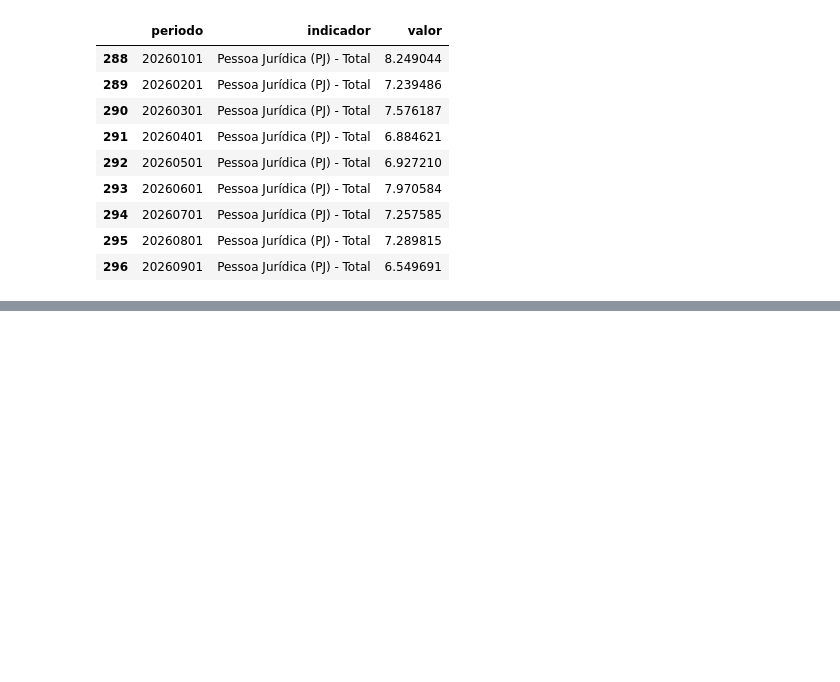
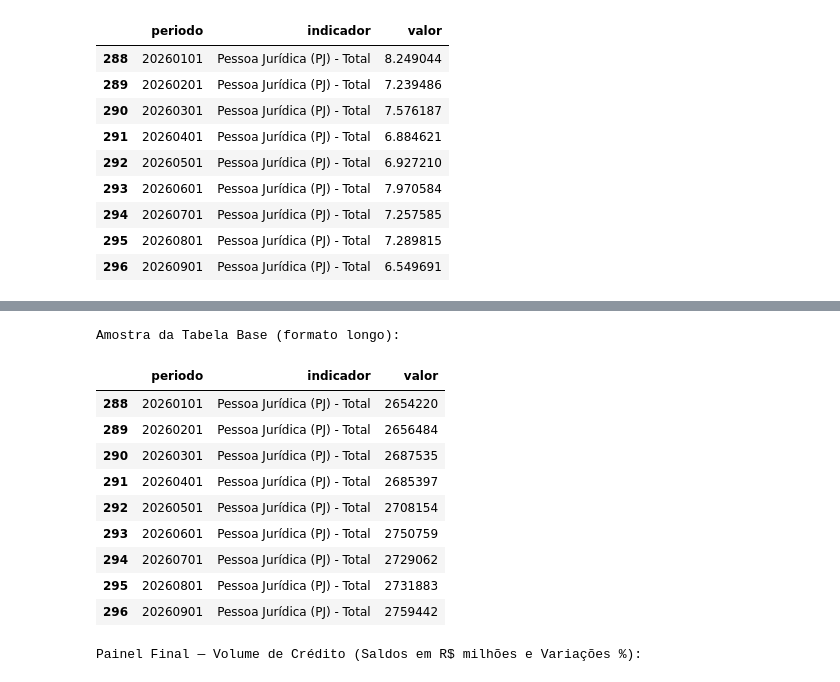
Before and after one commit to rodrigoesborges/conju-python, a Jupyter notebook: GRUPO_4_(Política_Monetária)_VOLUME_DE_CRÉDITO.ipynb, the cells around one changed output, grey strips where cells are left out. Saved outputs shown, nothing was run; the diff lists cells and outputs as text; code cells hidden in the pictures; blank space fills up the shorter version.

```diff
--- a/GRUPO_4_(Política_Monetária)_VOLUME_DE_CRÉDITO.ipynb
+++ b/GRUPO_4_(Política_Monetária)_VOLUME_DE_CRÉDITO.ipynb
@@ -1,6 +1,2 @@
 # %% [markdown]
 <a href="https://colab.research.google.com/github/rodrigoesborges/conju-python/blob/main/GRUPO_4_(Pol%C3%ADtica_Monet%C3%A1ria)_VOLUME_DE_CR%C3%89DITO.ipynb" target="_parent"><img src="https://colab.research.google.com/assets/colab-badge.svg" alt="Open In Colab"/></a>
-# %%
-import pandas as pd
-df = pd.read_csv("ipca_2024.csv")
-print(df)
@@ -9,9 +2,0 @@ FileNotFoundError: [Errno 2] No such file or directory: 'ipca_2024.csv'
-# %%
-import pandas as pd
-df = pd.read_csv("ipca_2024.csv",sep= ",",decimal=".")
-print(df)
-
-df["mes"] = pd.to.datertime(df["mes"])
-print(df)
-
-print(df["ipca "].mean())
@@ -262,0 +246,11 @@ display(painel_final)
+# %%
+SERIES_CREDITO = {
+    'Crédito Total': 20539,
+    'Pessoa Jurídica (PJ) - Total': 20540,
+    'PJ - Recursos Livres': 20543,
+    'PJ - Recursos Direcionados': 20594,
+    'Pessoa Física (PF) - Total': 20541,
+    'PF - Recursos Livres': 20570,
+    'PF - Recursos Direcionados': 20606,
+    'PF - Crédito Rural': 20607,
+    'PF - Financiamento Imobiliário': 20610}
@@ -262,0 +342,29 @@ display(painel_final)
+# %%
+# Execução completa utilizando as funções criadas
+tabela_base = extrair_tabela_base_estoque(SERIES_CREDITO, data_inicio='2024-01-01')
+tab_var_ano, tab_var_12m = calcular_variacoes_estoque(tabela_base)
+painel_final = montar_painel_final(
+    tabela_base=tabela_base,
+    tab_var_ano=tab_var_ano,
+    tab_var_12m=tab_var_12m,
+    ordem_indicadores=list(SERIES_CREDITO.keys())
+)
+
+print("Amostra da Tabela Base (formato longo):")
+display(tabela_base[['periodo', 'indicador', 'valor']].tail(9))
+
+print("\nPainel Final — Volume de Crédito (Saldos em R$ milhões e Variações %):")
+display(painel_final)
+# %% [output]
+Amostra da Tabela Base (formato longo):
+|  | periodo | indicador | valor |
+| 288 | 20260101 | Pessoa Jurídica (PJ) - Total | 2654220 |
+| 289 | 20260201 | Pessoa Jurídica (PJ) - Total | 2656484 |
+| 290 | 20260301 | Pessoa Jurídica (PJ) - Total | 2687535 |
+| 291 | 20260401 | Pessoa Jurídica (PJ) - Total | 2685397 |
+| 292 | 20260501 | Pessoa Jurídica (PJ) - Total | 2708154 |
+| 293 | 20260601 | Pessoa Jurídica (PJ) - Total | 2750759 |
+| 294 | 20260701 | Pessoa Jurídica (PJ) - Total | 2729062 |
+| 295 | 20260801 | Pessoa Jurídica (PJ) - Total | 2731883 |
+| 296 | 20260901 | Pessoa Jurídica (PJ) - Total | 2759442 |
+Painel Final — Volume de Crédito (Saldos em R$ milhões e Variações %):
```
Also changed, not shown: parts of 7 cells of this notebook.
